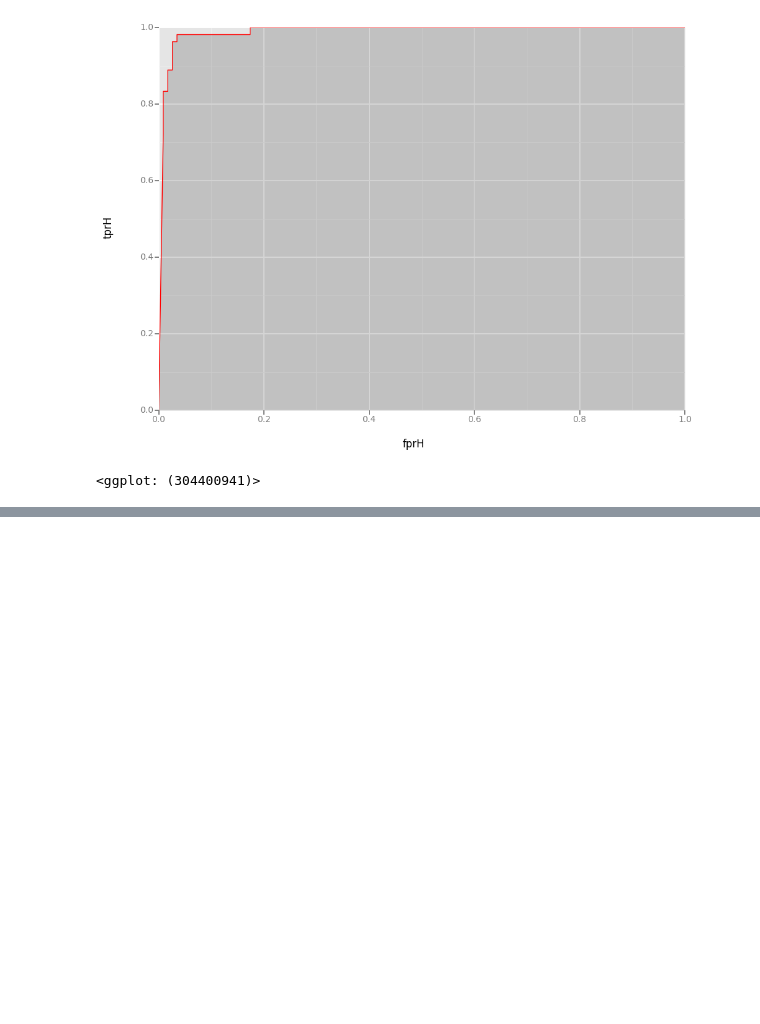
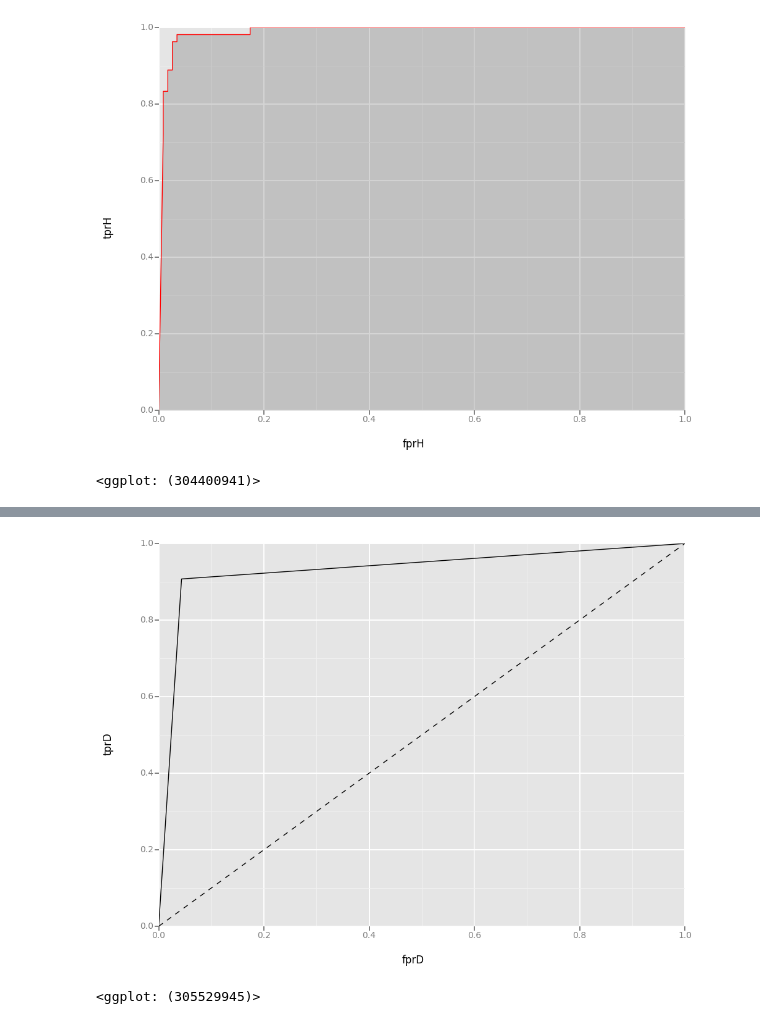
Before and after one commit to bora-pajo/breast-cancer-prediction, a Jupyter notebook: breast_cancer_clean.ipynb, the cells around one changed output, grey strips where cells are left out. Drawn from its saved outputs; the diff is of its cells as text; code cells hidden in the pictures; blank space fills up the shorter version.

```diff
--- a/breast_cancer_clean.ipynb
+++ b/breast_cancer_clean.ipynb
@@ -416,0 +429,12 @@ ggplot(df, aes(x='fprH', y='tprH')) + geom_area(alpha=0.2) + geom_line(aes(y='tp
+# %%
+# ROC curve for QDA
+preds = clf_B.predict_proba(X_test)[:,1]
+fprD, tprD, _ = metrics.roc_curve(Y_test, preds)
+
+df = pd.DataFrame(dict(fprD=fprD, tprD=tprD))
+ggplot(df, aes(x='fprD', y='tprD')) +\
+    geom_line() +\
+    geom_abline(linetype='dashed')
+# %% [output]
+[figure, added]
+<ggplot: (305529945)>
```
Also changed, not shown: parts of 2 cells of this notebook.
